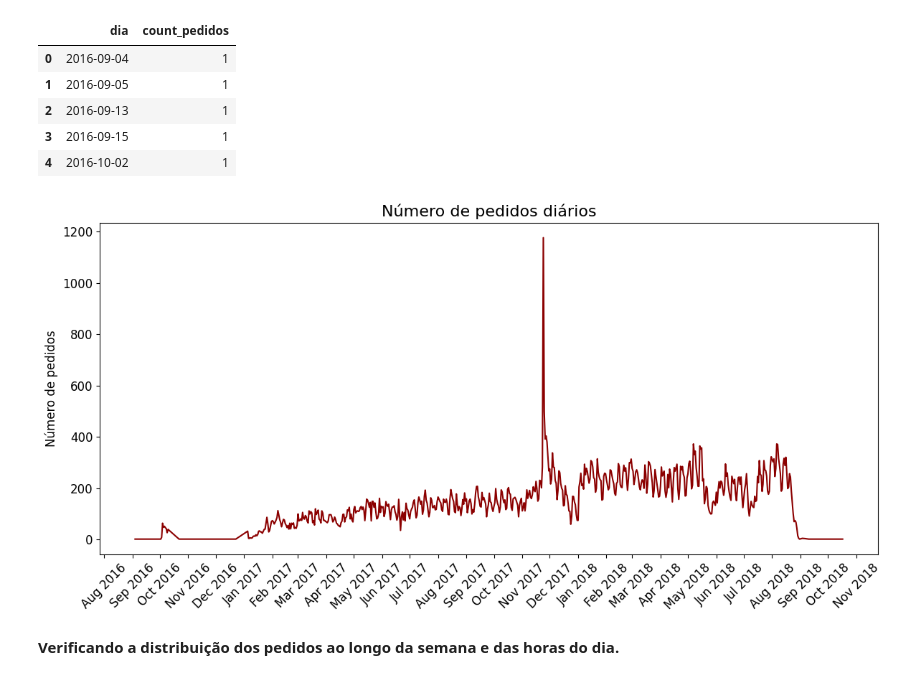
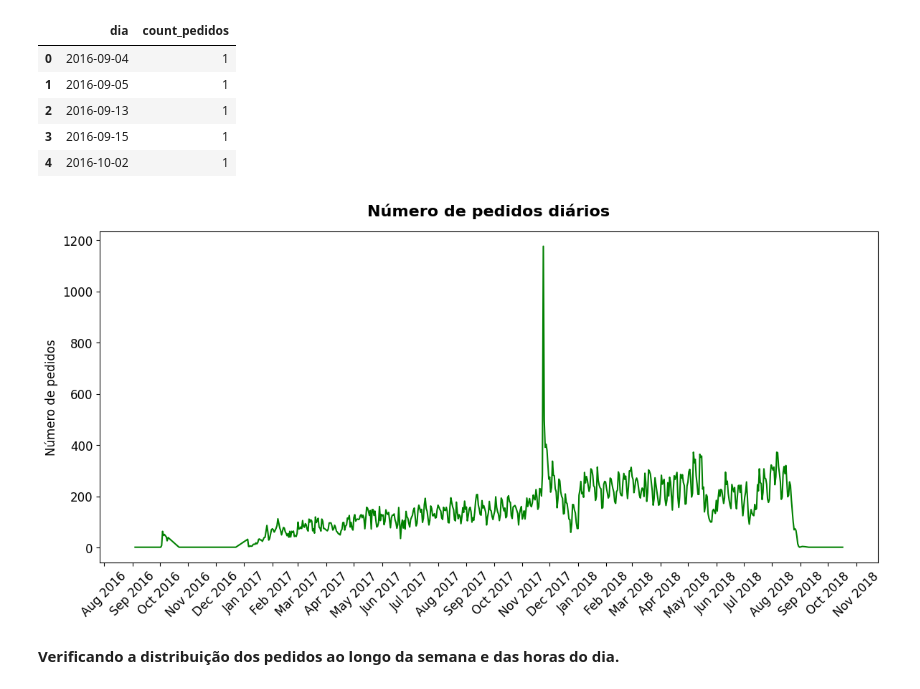
Before and after one commit to thaleswillreis/Analise-Dados-E-commerce, a Jupyter notebook: analise_dados.ipynb, the cells around one changed output. Saved outputs shown, nothing was run; the diff lists cells and outputs as text; code cells hidden in the pictures.

```diff
--- a/analise_dados.ipynb
+++ b/analise_dados.ipynb
@@ -57,20 +57,20 @@ df.head(5)
 # %%
 import matplotlib.dates as mdates
 
 plt.rcParams['font.size'] = 12
 plt.rcParams['axes.titlesize'] = 16
 
 plt.figure(figsize=(14, 6))
-plt.plot(pd.to_datetime(df['dia']), df['count_pedidos'], linestyle='-', color='darkred')
+plt.plot(pd.to_datetime(df['dia']), df['count_pedidos'], linestyle='-', color='green')
 plt.ylabel('Número de pedidos')
-plt.title('Número de pedidos diários')
+plt.title('Número de pedidos diários', pad=15, fontsize=16, fontweight='bold', color='black')
 # Ajustar os rótulos do eixo x
 plt.gca().xaxis.set_major_locator(mdates.MonthLocator())
 plt.gca().xaxis.set_major_formatter(mdates.DateFormatter('%b %Y'))
 plt.xticks(rotation=45)
 plt.show()
 # %% [output]
-[figure, old version]
+[figure, new version]
 # %% [markdown]
 **Verificando a distribuição dos pedidos ao longo da semana e das horas do dia.**
 # %%
```
Also changed, not shown: parts of 14 cells of this notebook.
